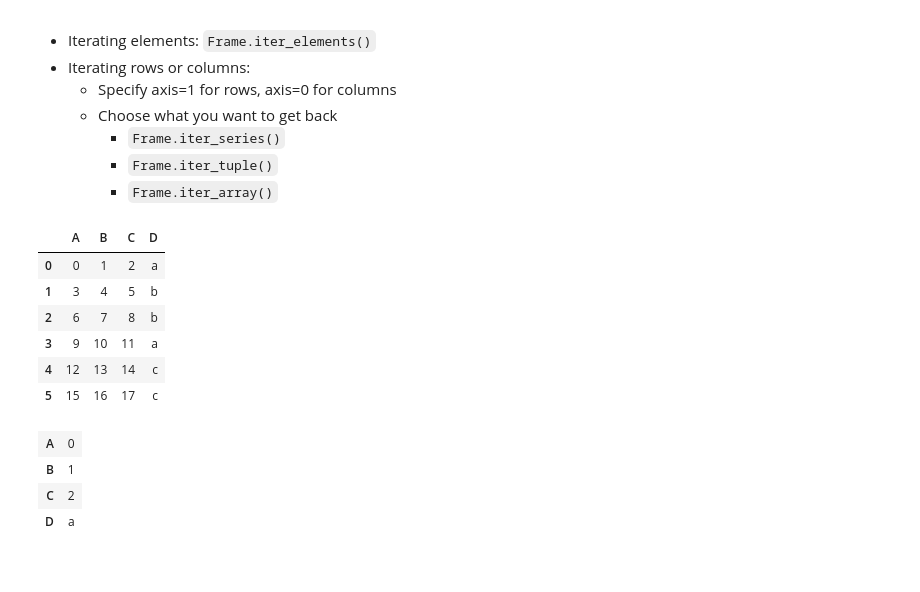
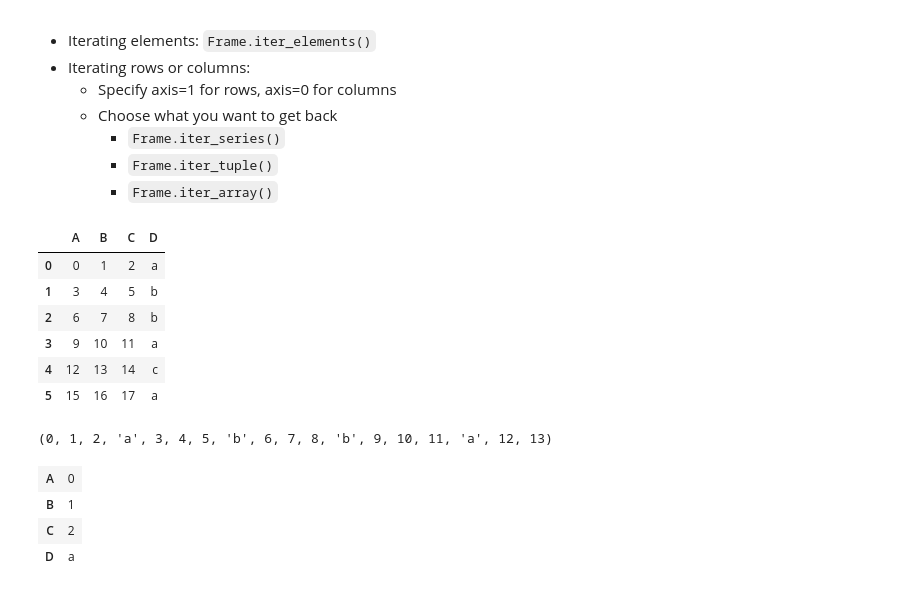
Before and after one commit to static-frame/static-frame, a Jupyter notebook: doc/source/articles/dfbp.ipynb, the cells around one changed output. Drawn from its saved outputs; the diff is of its cells as text; code cells hidden in the pictures.

```diff
--- a/doc/source/articles/dfbp.ipynb
+++ b/doc/source/articles/dfbp.ipynb
@@ -517,14 +514,19 @@ print(str(f4.unset_index()))
         * `Frame.iter_array()`
 # %%
 f5 = sf.FrameGO(np.arange(18).reshape(6,3), columns=tuple('ABC'))
-f5['D'] = tuple('abbacc')
+f5['D'] = tuple('abbaca')
 f5
 # %% [output]
 |  | A | B | C | D |
 | 0 | 0 | 1 | 2 | a |
 | 1 | 3 | 4 | 5 | b |
 | 2 | 6 | 7 | 8 | b |
 | 3 | 9 | 10 | 11 | a |
 | 4 | 12 | 13 | 14 | c |
-| 5 | 15 | 16 | 17 | c |
+| 5 | 15 | 16 | 17 | a |
+# %%
+# Iteration of elements proceed row-wise (by default)
+tuple(f5.iter_element())[:18]
+# %% [output]
+(0, 1, 2, 'a', 3, 4, 5, 'b', 6, 7, 8, 'b', 9, 10, 11, 'a', 12, 13)
 # %%
```
Also changed, not shown: parts of 25 cells of this notebook.
